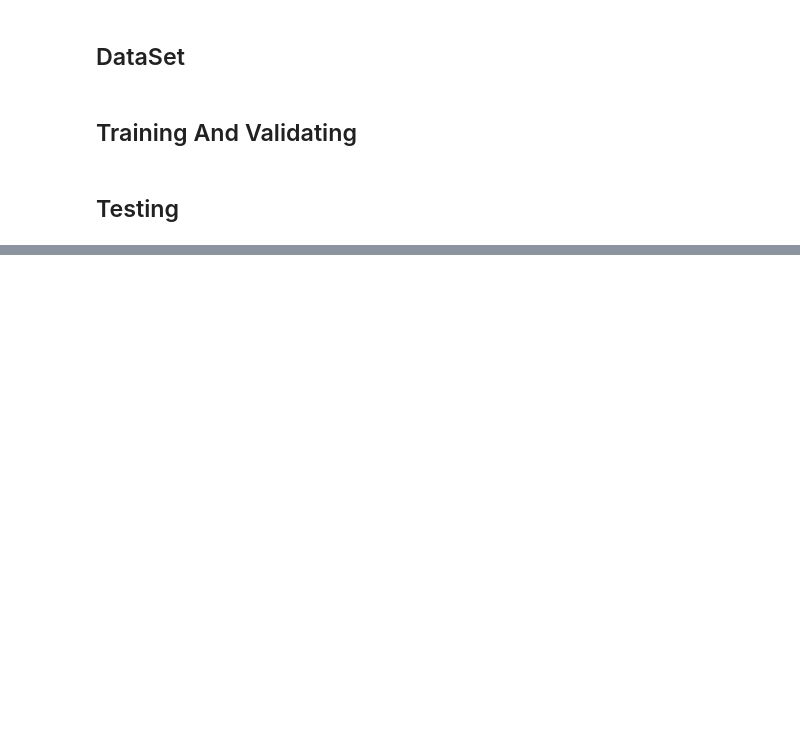
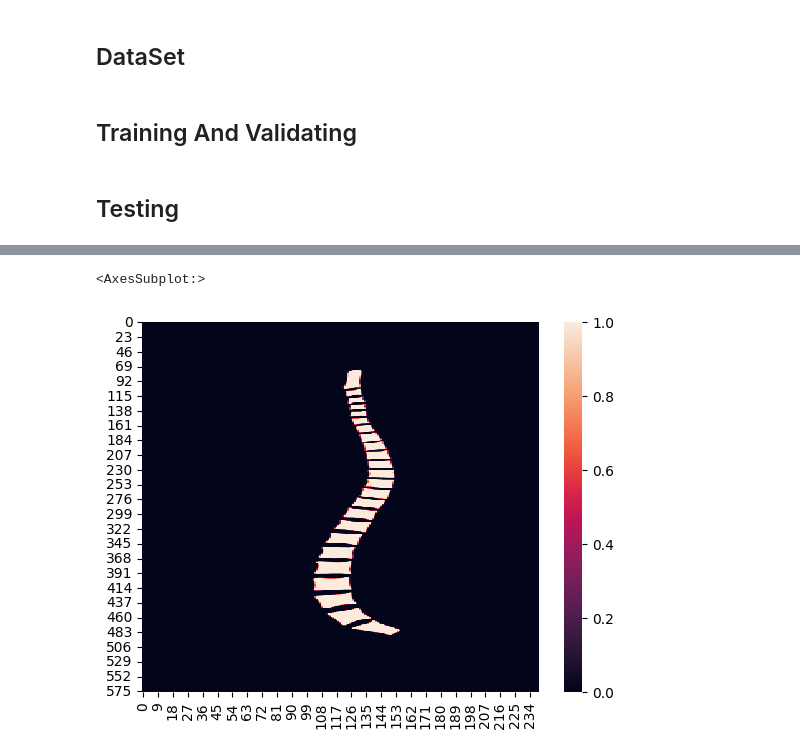
Before and after one commit to 1n6ty/ML-tasks, a Jupyter notebook: Model/spine_segm.ipynb, the cells around one changed output, grey strips where cells are left out. Cells and saved outputs as stored; diff of their text form; code cells hidden in the pictures; blank space fills up the shorter version.

```diff
--- a/Model/spine_segm.ipynb
+++ b/Model/spine_segm.ipynb
@@ -139,0 +171,15 @@ plt.show()
+# %%
+# point vertebras
+IMG_PATH = os.path.join(DATA_DIR, 'filled/050_SD.png')
+
+img = Image.open(IMG_PATH)
+data = np.array(img, dtype="float32")
+
+data = cv2.resize(data[:4608, :1920], dsize=IMG_SHAPE[::-1], interpolation=cv2.INTER_AREA)
+
+img.close()
+
+sns.heatmap(data)
+# %% [output]
+<AxesSubplot:>
+[figure, added]
```
Also changed, not shown: parts of 2 cells of this notebook, 1 other file.
